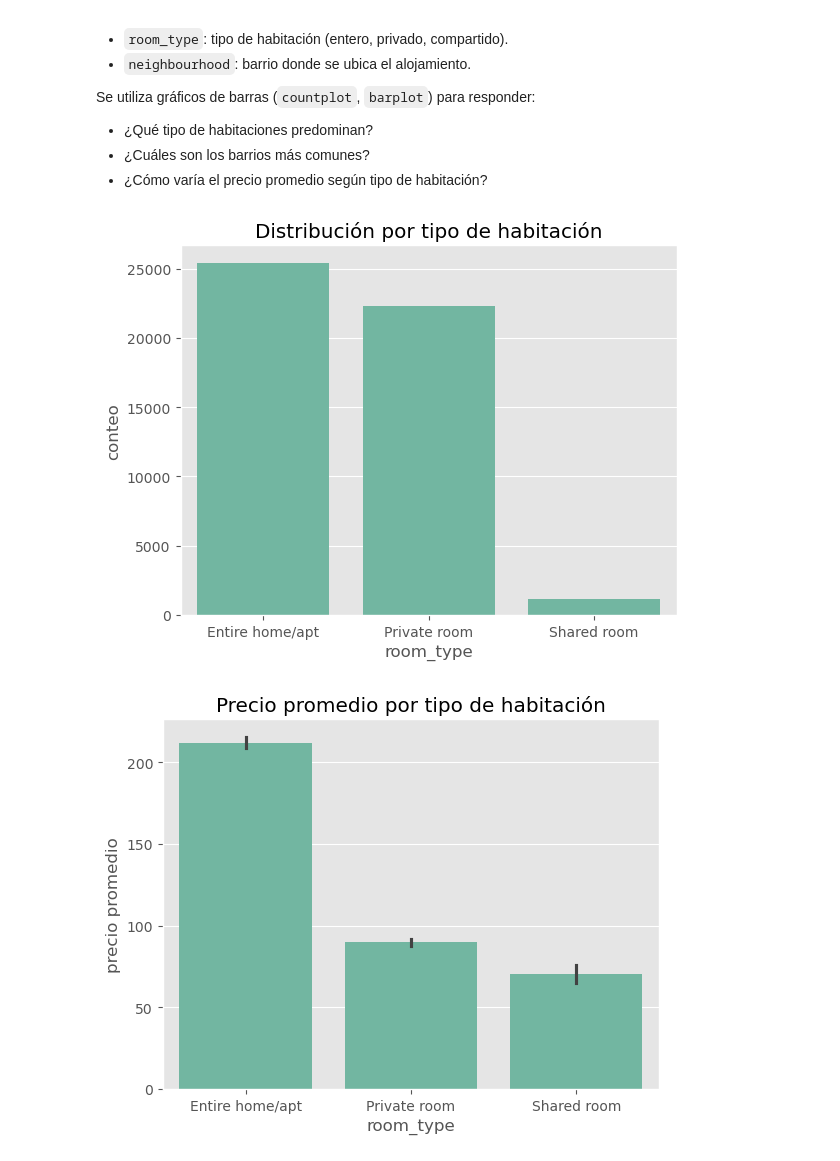
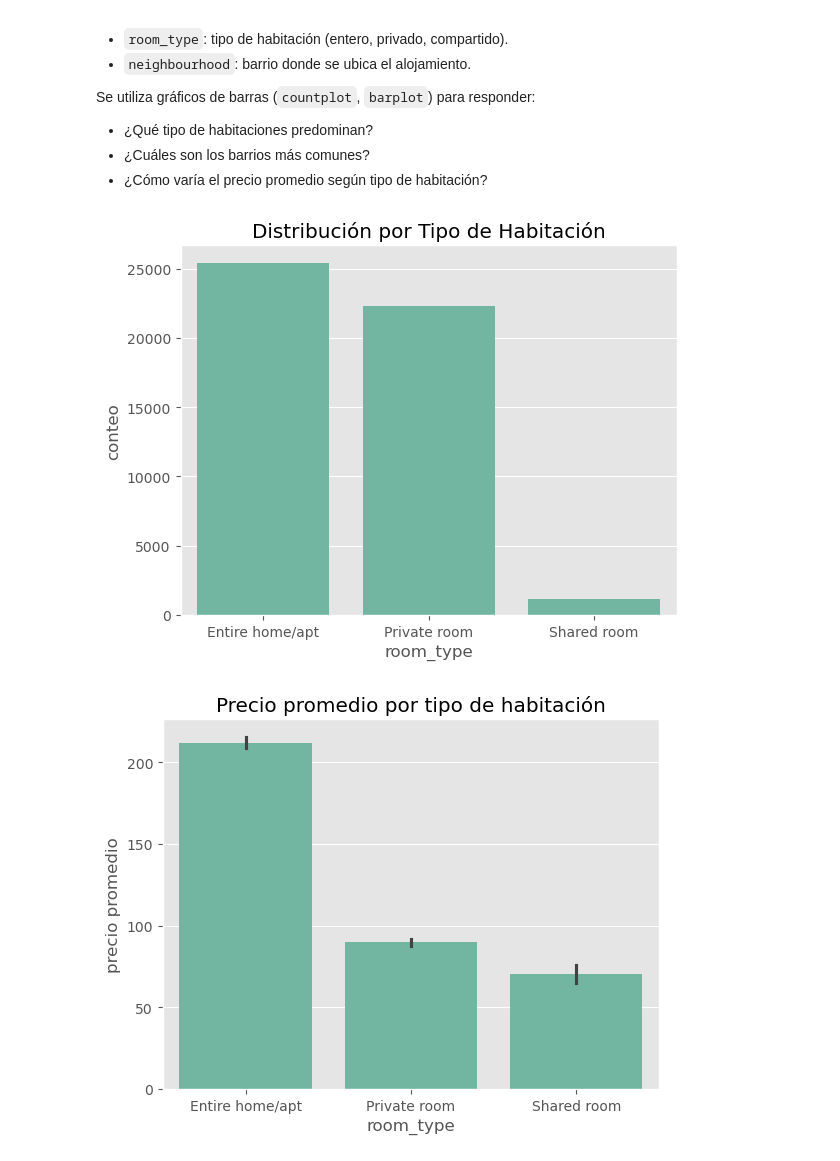
Before and after one commit to Vikktor93/airbnb-EDA-datalab, a Jupyter notebook: 001_EDA.ipynb, the cells around one changed output. Cells and saved outputs as stored; diff of their text form; code cells hidden in the pictures.

Commit message:
Se actualiza título deñ gráfico de distribución por tipo de habitación

```diff
--- a/001_EDA.ipynb
+++ b/001_EDA.ipynb
@@ -177,13 +177,13 @@ Se utiliza gráficos de barras (`countplot`, `barplot`) para responder:
 # %%
 # Distribución por tipo de habitación
 sns.countplot(data=df_clean, x="room_type", order=df_clean["room_type"].value_counts().index)
-plt.title("Distribución por tipo de habitación")
+plt.title("Distribución por Tipo de Habitación")
 plt.xlabel("room_type")
 plt.ylabel("conteo")
-plt.savefig("outputs/distribucion_room_type.png", dpi=300, bbox_inches="tight")
+plt.savefig("output/distribucion_room_type.png", dpi=300, bbox_inches="tight")
 plt.show()
 # %% [output]
-[figure, old version]
+[figure, new version]
 # %%
 # Precio promedio por tipo de habitación
 sns.barplot(data=df_clean, x="room_type", y="price",
```
Also changed, not shown: 1 other file.
